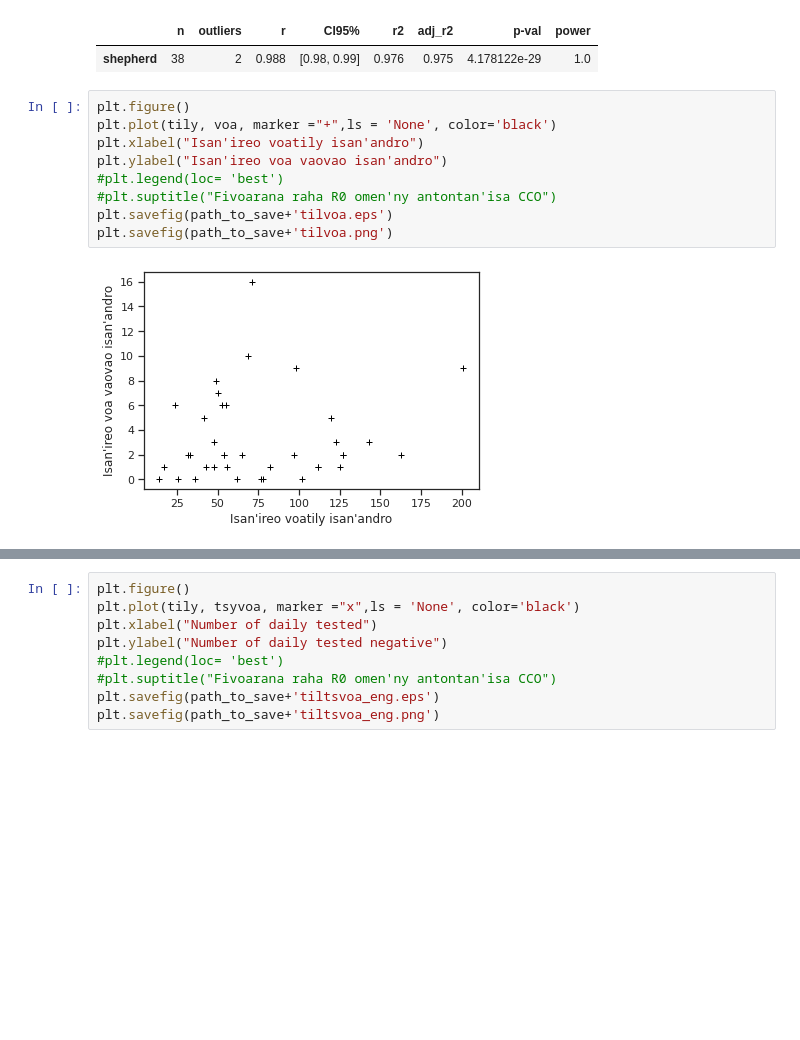
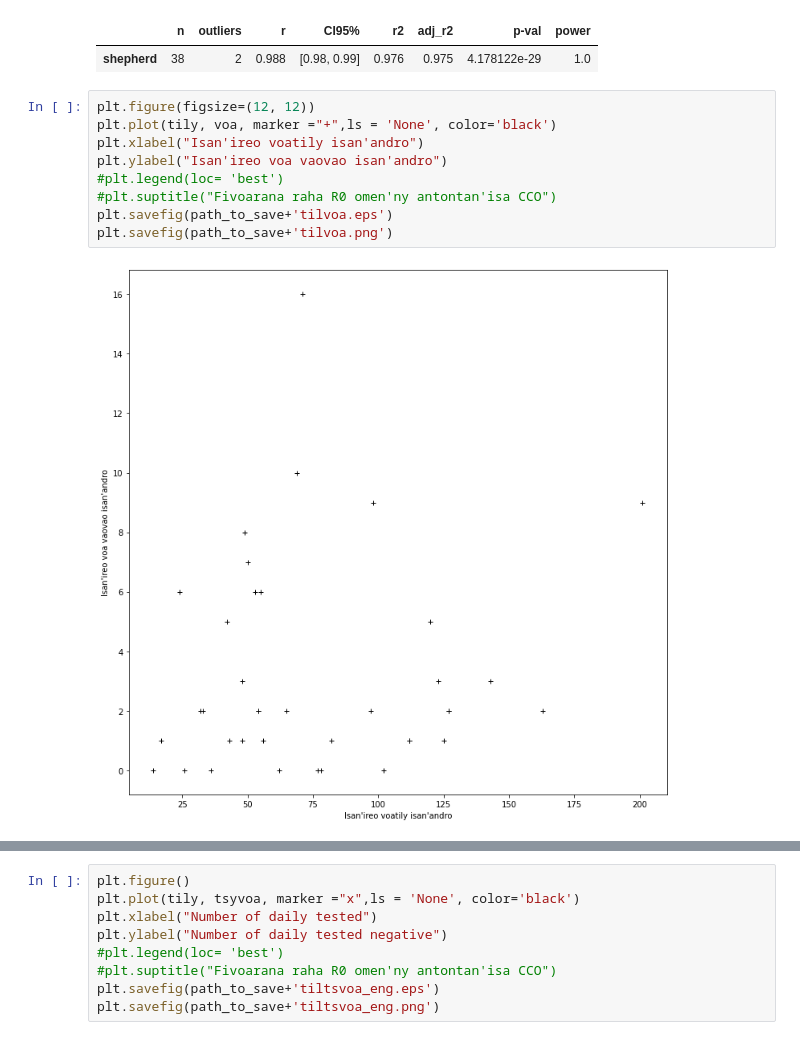
Before and after one commit to herysedra/covid19-mankaiza-clone, a Jupyter notebook: stats/stat_tests.ipynb, the cells around one changed output, grey strips where cells are left out. Saved outputs shown, nothing was run; the diff lists cells and outputs as text; blank space fills up the shorter version.

```diff
--- a/stats/stat_tests.ipynb
+++ b/stats/stat_tests.ipynb
@@ -79,14 +106,14 @@ corr(tily, tsyvoa, method= 'shepherd')
 |  | n | outliers | r | CI95% | r2 | adj_r2 | p-val | power |
 | shepherd | 38 | 2 | 0.988 | [0.98, 0.99] | 0.976 | 0.975 | 4.178122e-29 | 1.0 |
 # %%
-plt.figure()
+plt.figure(figsize=(12, 12))
 plt.plot(tily, voa, marker ="+",ls = 'None', color='black')
 plt.xlabel("Isan'ireo voatily isan'andro")
 plt.ylabel("Isan'ireo voa vaovao isan'andro")
 #plt.legend(loc= 'best')
 #plt.suptitle("Fivoarana raha R0 omen'ny antontan'isa CCO")
 plt.savefig(path_to_save+'tilvoa.eps')
 plt.savefig(path_to_save+'tilvoa.png')
 # %% [output]
-[figure, old version]
+[figure, new version]
 # %%
```
Also changed, not shown: parts of 8 cells of this notebook.
